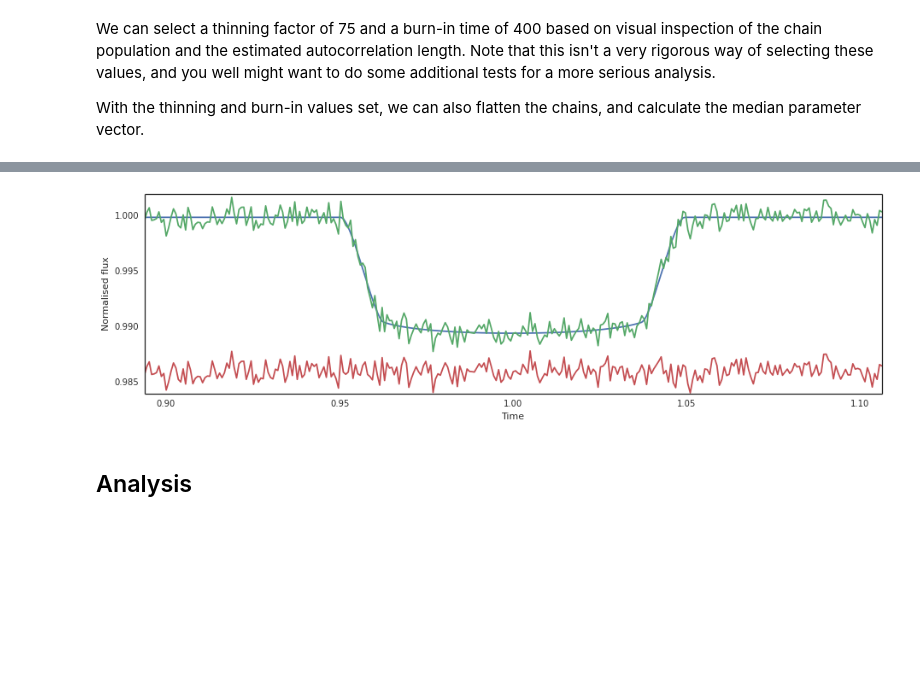
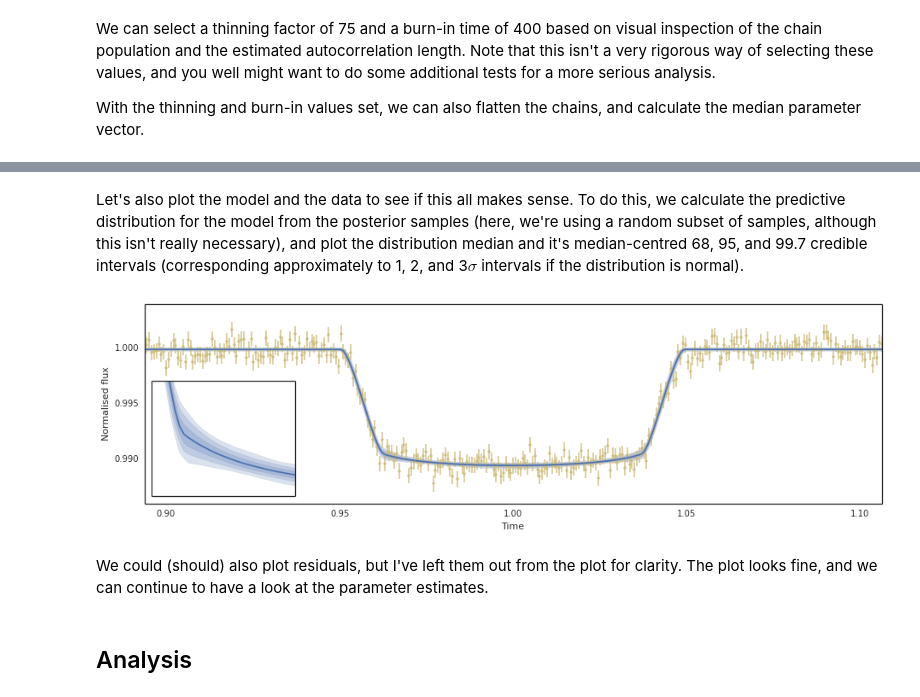
Before and after one commit to hpparvi/exo_tutorials, a Jupyter notebook: 01_Monochromatic_parameter_estimation.ipynb, the cells around one changed output, grey strips where cells are left out. Cells and saved outputs as stored; diff of their text form; code cells hidden in the pictures; blank space fills up the shorter version.

```diff
--- a/01_Monochromatic_parameter_estimation.ipynb
+++ b/01_Monochromatic_parameter_estimation.ipynb
@@ -240,13 +239,26 @@ Let's also plot the model and the data to see if this all makes sense.
-# %%
-with sb.axes_style('white'):
-    fig, ax = subplots(1,1, figsize=(13,4))
-    ax.plot(lpf.time, lpf.compute_lc_model(mp))
-    ax.plot(lpf.time, lpf.flux_o)
-    ax.plot(lpf.time, 0.986+lpf.flux_o-lpf.compute_lc_model(mp))
-    setp(ax, xlim=lpf.time[[0,-1]], xlabel='Time', ylabel='Normalised flux')
-    fig.tight_layout()
-# %% [output]
-[figure, removed]
+# %% [markdown]
+Let's also plot the model and the data to see if this all makes sense. To do this, we calculate the predictive distribution for the model from the posterior samples (here, we're using a random subset of samples, although this isn't really necessary), and plot the distribution median and it's median-centred 68, 95, and 99.7 credible intervals (corresponding approximately to 1, 2, and 3$\sigma$ intervals if the distribution is normal).
+# %%
+flux_pr = array([lpf.compute_lc_model(pv) for pv in fc[permutation(fc.shape[0])[:1000]]])
+flux_pc = array(percentile(flux_pr, [50, 0.15,99.85, 2.5,97.5, 16,84], 0))
+# %%
+with sb.axes_style('white'):
+    fig, ax = subplots(1,1, figsize=(13,4))
+    cp = sb.color_palette()
+    ax.errorbar(lpf.time, lpf.flux_o, mp[5], fmt='.', c=cp[4], alpha=0.75)
+    [ax.fill_between(lpf.time,*flux_pc[i:i+2,:],alpha=0.2,facecolor=cp[0]) for i in range(1,6,2)]
+    ax.plot(lpf.time, flux_pc[0], c=cp[0])
+    setp(ax, xlim=lpf.time[[0,-1]], xlabel='Time', ylabel='Normalised flux')
+    fig.tight_layout()
+
+    az = fig.add_axes([0.075,0.18,0.18,0.47])
+    [az.fill_between(lpf.time,*flux_pc[i:i+2,:],alpha=0.2,facecolor=cp[0]) for i in range(1,6,2)]
+    setp(az, xlim=(0.958,0.98), ylim=(0.9892, 0.9915), yticks=[], xticks=[])
+    az.plot(lpf.time, flux_pc[0], c=cp[0])
+# %% [output]
+[figure, added]
+# %% [markdown]
+We could (should) also plot residuals, but I've left them out from the plot for clarity. The plot looks fine, and we can continue to have a look at the parameter estimates.
 # %% [markdown]
 ## Analysis
 # %% [markdown]
```
Also changed, not shown: parts of 6 cells of this notebook.
